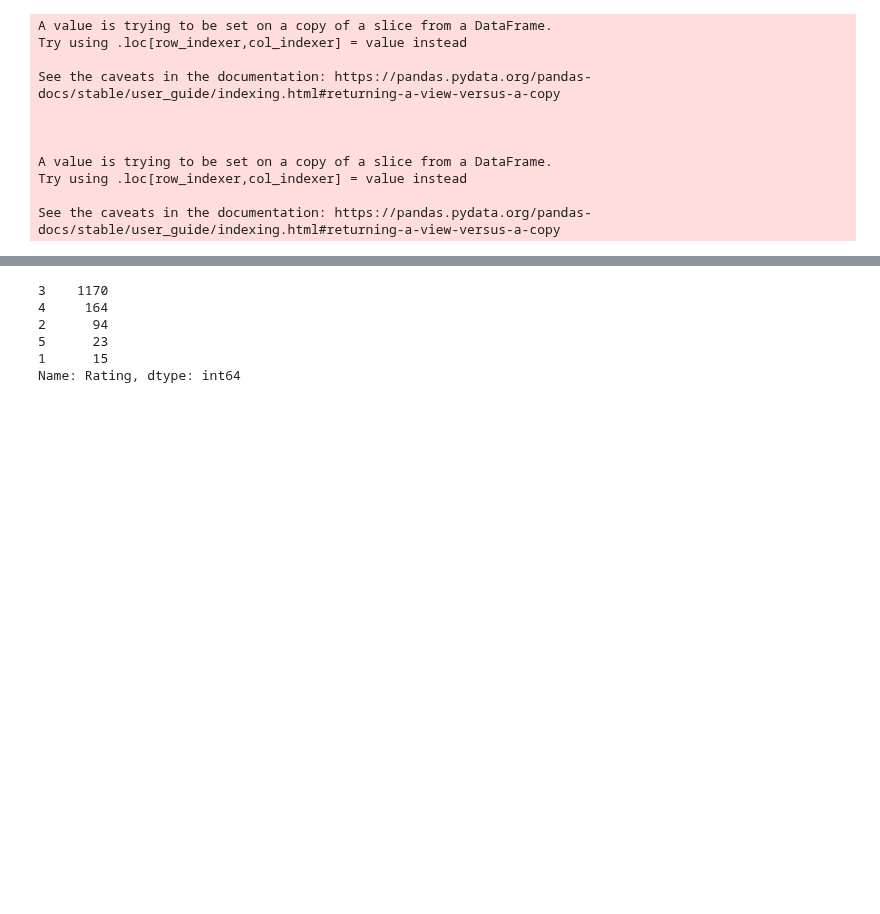
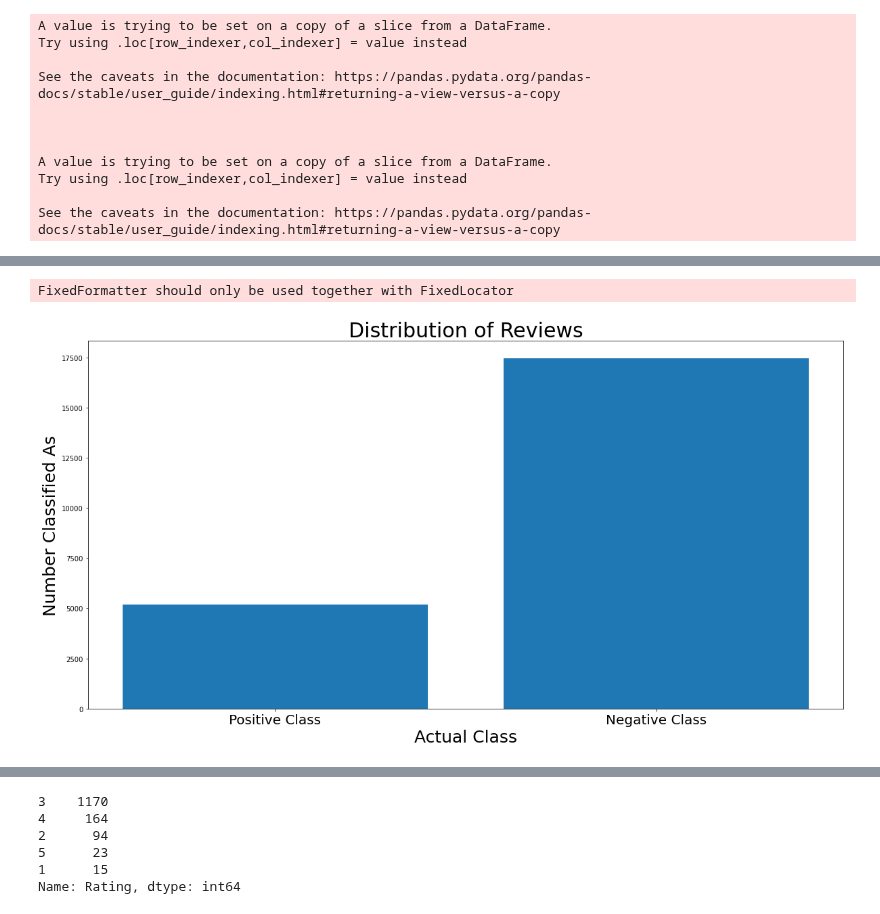
Before and after one commit to jlc0512/Utilizing-E-Commerce-Reviews-to-Predict-Comment-Sentiments, a Jupyter notebook: final_data_prep.ipynb, the cells around one changed output, grey strips where cells are left out. Drawn from its saved outputs; the diff is of its cells as text; code cells hidden in the pictures; blank space fills up the shorter version.

```diff
--- a/final_data_prep.ipynb
+++ b/final_data_prep.ipynb
@@ -504,6 +505,27 @@ img_data = to_image(fig,
 fig.write_image("./images/target_distribution.png", scale=5)
 # %% [output]
 [interactive output not drawn]
+# %%
+results_dict = {'Negative': df['Positive_Rating'].value_counts()[0],
+                'Positive': df['Positive_Rating'].value_counts()[1]}
+
+dict_keys = list(results_dict.keys())
+dict_values = list(results_dict.values())
+
+fig, ax = plt.subplots(figsize=(20, 10))
+plt.rcParams.update({'font.size': 15})
+
+ax.set_title('Distribution of Reviews', fontsize=30)
+ax.set_ylabel('Number Classified As', fontsize=25)
+ax.set_xticklabels( ('Positive Class', 'Negative Class'), fontsize=20 )
+ax.set_xlabel('Actual Class', fontsize=25)
+
+ax.bar(dict_keys, dict_values, align='center')
+plt.savefig('./images/target_distribution_presentation.png')
+plt.show();
+# %% [output]
+FixedFormatter should only be used together with FixedLocator
+[figure, added]
 # %%
 #looking at the imbalance between sentiments and recommended based on rating
 # %%
```
Also changed, not shown: parts of 8 cells of this notebook, 2 other files.
